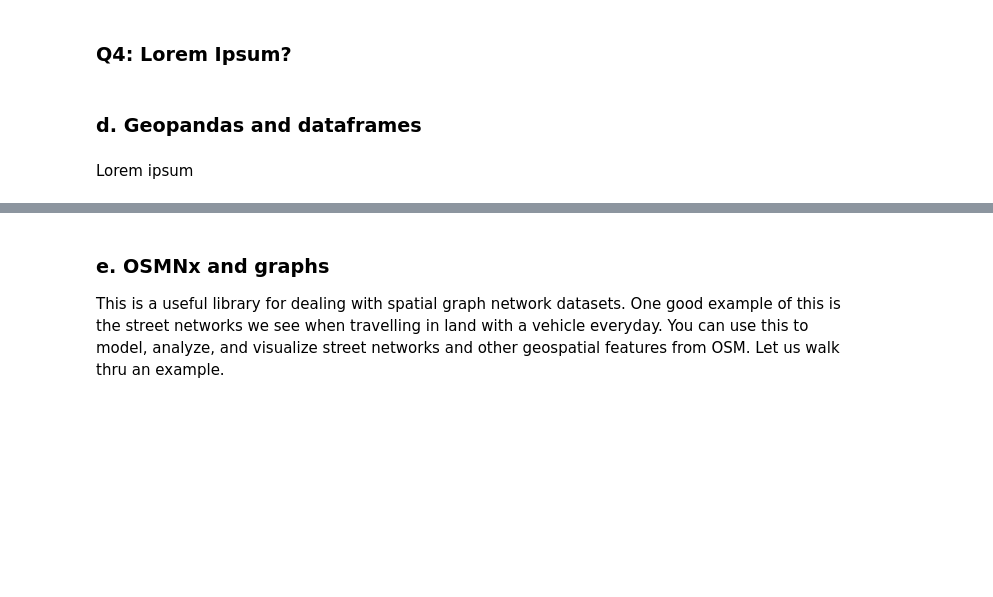
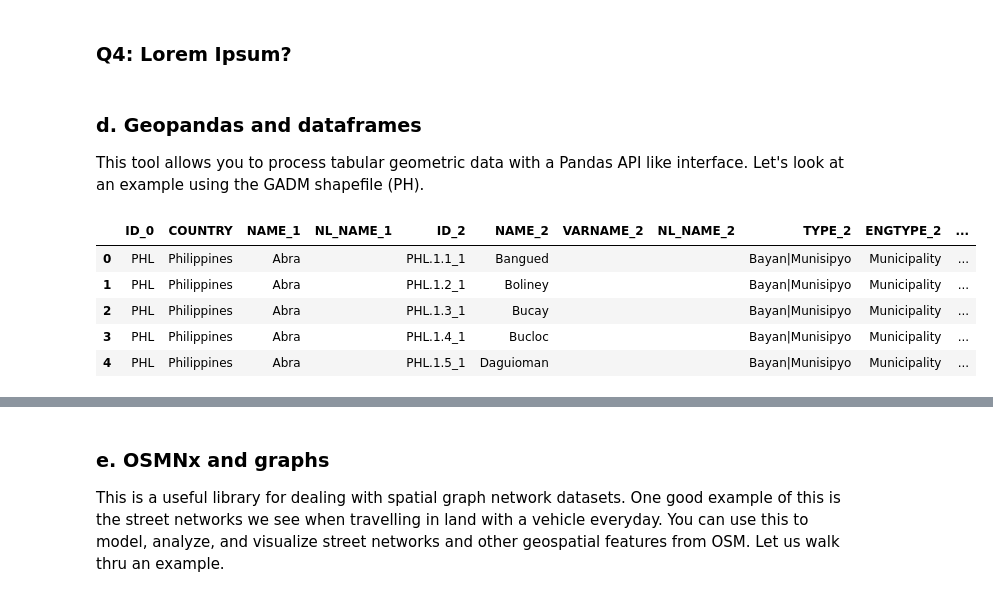
Before and after one commit to jpacil0/sds4gdsp, a Jupyter notebook: notebooks/01 Introduction.ipynb, the cells around one changed output, grey strips where cells are left out. Saved outputs shown, nothing was run; the diff lists cells and outputs as text; code cells hidden in the pictures; blank space fills up the shorter version.

```diff
--- a/notebooks/01 Introduction.ipynb
+++ b/notebooks/01 Introduction.ipynb
@@ -297,5 +298,5 @@ Parameters
 ### Q4: Lorem Ipsum?
 # %% [markdown]
 ### d. Geopandas and dataframes
+
+This tool allows you to process tabular geometric data with a Pandas API like interface. Let's look at an example using the GADM shapefile (PH).
-# %% [markdown]
-Lorem ipsum
@@ -301,0 +311,9 @@ Lorem ipsum
+# %%
+gadm.head()
+# %% [output]
+|  | ID_0 | COUNTRY | NAME_1 | NL_NAME_1 | ID_2 | NAME_2 | VARNAME_2 | NL_NAME_2 | TYPE_2 | ENGTYPE_2 | ... |
+| 0 | PHL | Philippines | Abra |  | PHL.1.1_1 | Bangued |  |  | Bayan|Munisipyo | Municipality | ... |
+| 1 | PHL | Philippines | Abra |  | PHL.1.2_1 | Boliney |  |  | Bayan|Munisipyo | Municipality | ... |
+| 2 | PHL | Philippines | Abra |  | PHL.1.3_1 | Bucay |  |  | Bayan|Munisipyo | Municipality | ... |
+| 3 | PHL | Philippines | Abra |  | PHL.1.4_1 | Bucloc |  |  | Bayan|Munisipyo | Municipality | ... |
+| 4 | PHL | Philippines | Abra |  | PHL.1.5_1 | Daguioman |  |  | Bayan|Munisipyo | Municipality | ... |
```
Also changed, not shown: parts of 17 cells of this notebook.
